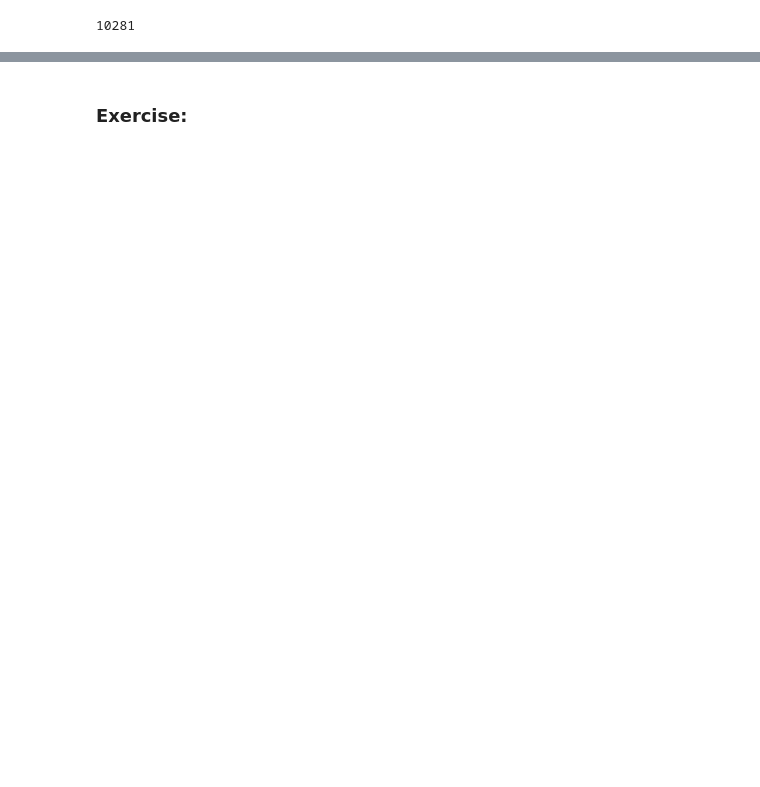
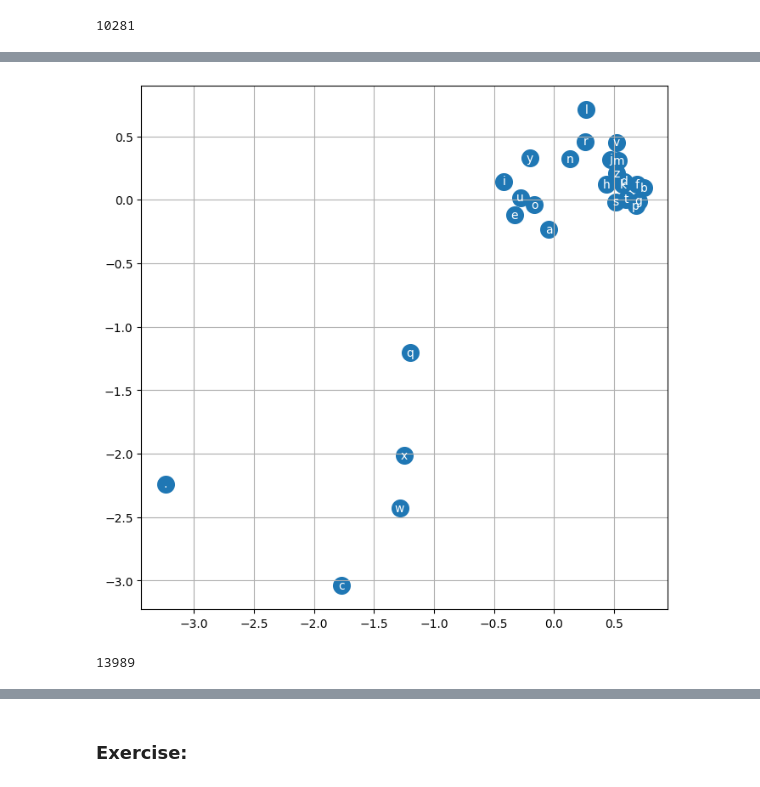
Before and after one commit to jcentner/makemore-repro, a Jupyter notebook: 01_MLP.ipynb, the cells around one changed output, grey strips where cells are left out. Drawn from its saved outputs; the diff is of its cells as text; code cells hidden in the pictures; blank space fills up the shorter version.

```diff
--- a/01_MLP.ipynb
+++ b/01_MLP.ipynb
@@ -423,0 +446,72 @@ plt.xlabel('training step'); plt.ylabel('loss'); plt.legend(); plt.tight_layout(
+# %%
+# visualize embeddings for characters (for 2-dim embeddings)
+
+plt.figure(figsize=(8,8))
+plt.scatter(C[:,0].data, C[:,1].data, s=200)
+for i in range(C.shape[0]):
+    plt.text(C[i,0].item(), C[i,1].item(), itos[i],
+             ha='center', va='center', color='white')
+plt.grid('minor')
+# %% [output]
+[figure, added]
+# %%
+# 3x embedding size
+
+g = torch.Generator().manual_seed(978467474)
+C = torch.randn(27, 6, generator=g)
+W1 = torch.randn((18, 300), generator=g)
+b1 = torch.randn(300, generator=g)
+W2 = torch.randn((300, 27), generator=g)
+b2 = torch.randn(27, generator=g)
+
+parameters = [C, W1, b1, W2, b2] # all parameters of the model
+print(sum(p.nelement() for p in parameters)) # number of parameters in the model
+for p in parameters:
+    p.requires_grad = True
+
+
+# update embedding sizes (hardcoded)
+
+def train(steps, lr, batch_size=32):
+    batch_losses = []  # added here to capture loss later when we scale up neuron count
+    for _ in range(steps):
+
+        # batch
+        ix = torch.randint(0, Xtrain.shape[0], (batch_size,))
+        # forward pass
+        emb = C[Xtrain[ix]]
+        h = torch.tanh(emb.view(emb.shape[0], 18) @ W1 + b1) # hidden layer
+        logits = h @ W2 + b2
+        loss = F.cross_entropy(logits, Ytrain[ix])
+
+        # backward pass
+        for p in parameters:
+            p.grad = None
+        loss.backward()
+
+        # update
+        with torch.no_grad(): # no graph tracking for the update step
+            for p in parameters:
+                p.add_(p.grad, alpha=-lr)  # in-place, safe under no_grad
+
+        batch_losses.append(loss.item())
+    return batch_losses # added return here to capture loss later when we scale up neuron count
+
+    # print(loss.item()) # loss per batch
+
+def evaluate(X, Y):
+    emb = C[X]
+    h = torch.tanh(emb.view(emb.shape[0], 18) @ W1 + b1)
+    logits = h @ W2 + b2
+    loss = F.cross_entropy(logits, Y)
+    #print(loss.item()) # loss over entire training set
+    return loss.item() # added return here to capture loss later when we scale up neuron count
+
+
+
+# track training loss
+train_loss = []     # per step
+val_loss = []       # per epoch
+val_steps = []      # steps for each val_loss
+# %% [output]
+13989
```
Also changed, not shown: parts of 16 cells of this notebook.
